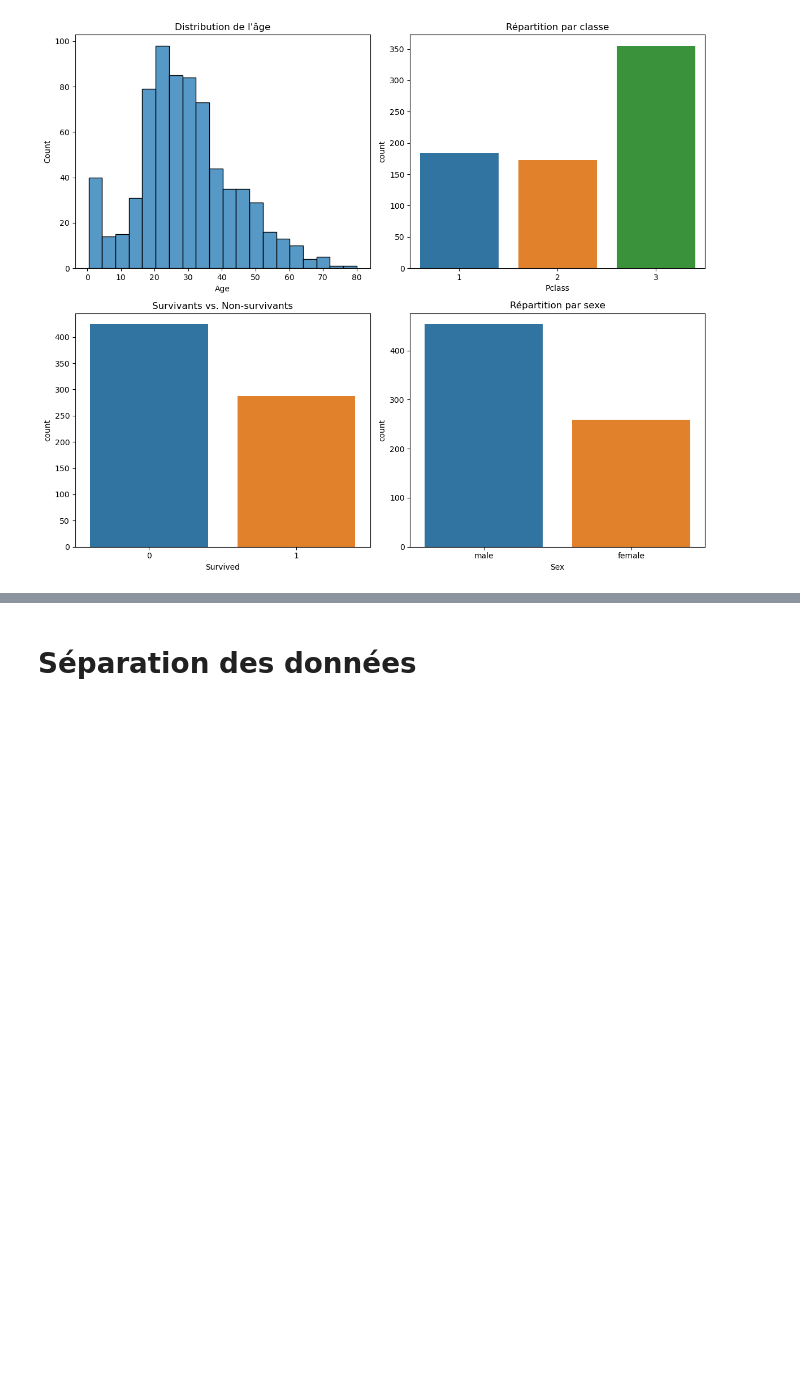
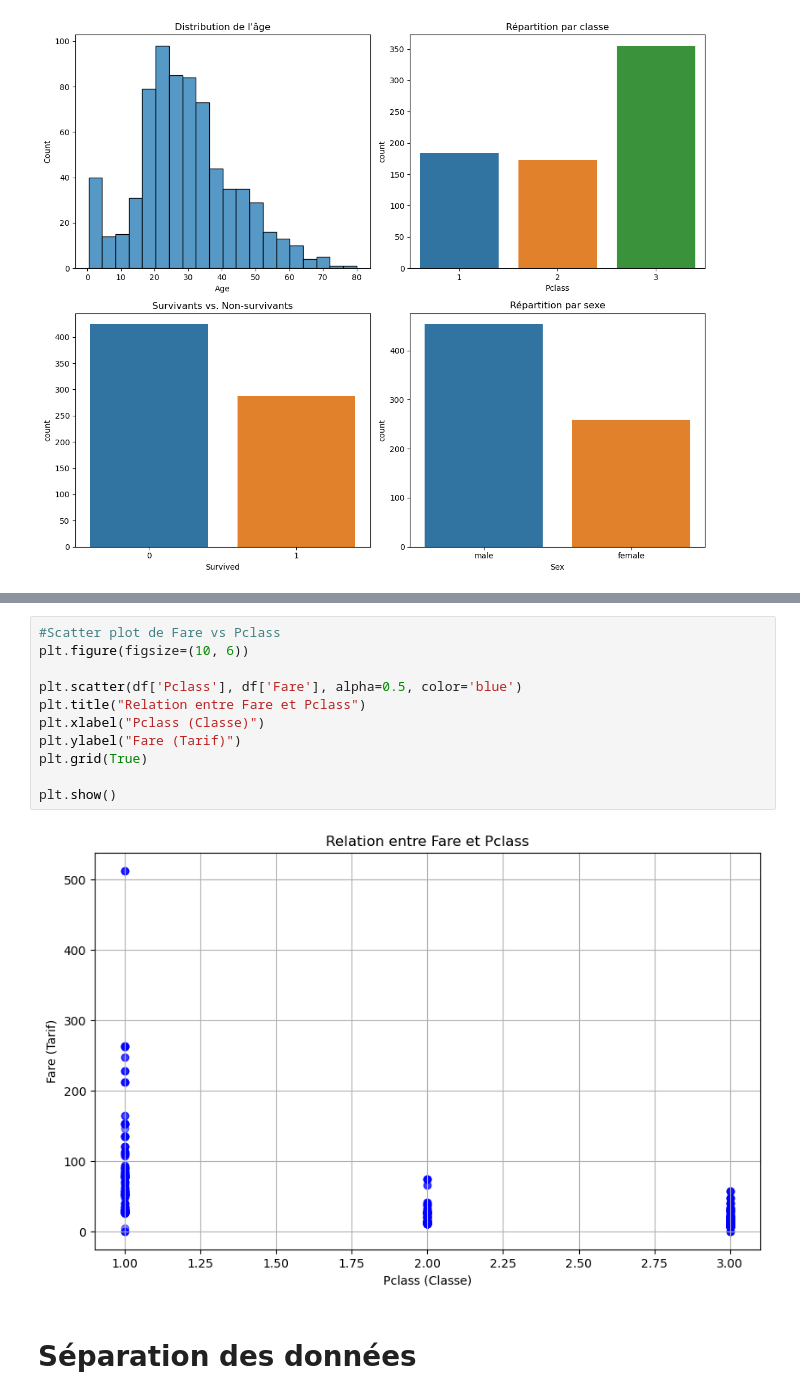
Before and after one commit to matthieukhl/titanic, a Jupyter notebook: titanic.ipynb, the cells around one changed output, grey strips where cells are left out. Cells and saved outputs as stored; diff of their text form; blank space fills up the shorter version.

```diff
--- a/titanic.ipynb
+++ b/titanic.ipynb
@@ -102,3 +134,16 @@ plt.show()
+# %%
+#Scatter plot de Fare vs Pclass
+plt.figure(figsize=(10, 6))
+
+plt.scatter(df['Pclass'], df['Fare'], alpha=0.5, color='blue')
+plt.title("Relation entre Fare et Pclass")
+plt.xlabel("Pclass (Classe)")
+plt.ylabel("Fare (Tarif)")
+plt.grid(True)
+
+plt.show()
+# %% [output]
+[figure, added]
 # %% [markdown]
 # Séparation des données
 # %%
```
Also changed, not shown: parts of 15 cells of this notebook.
